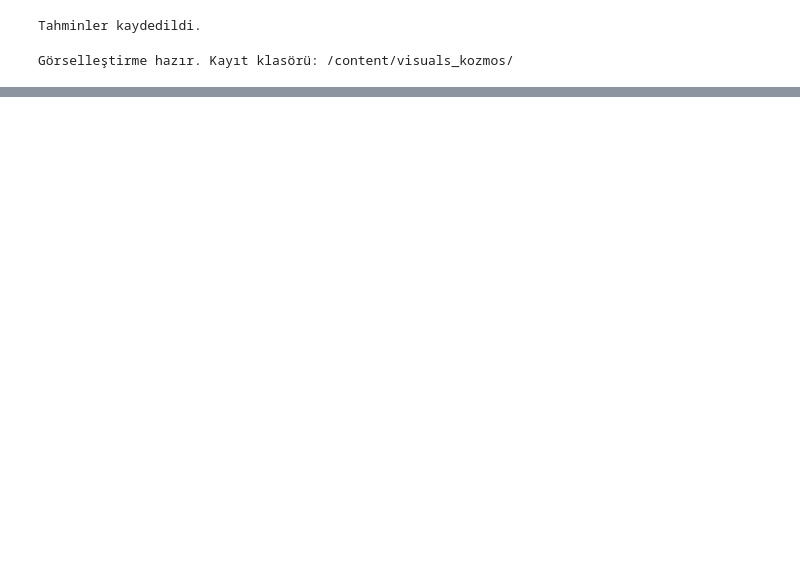
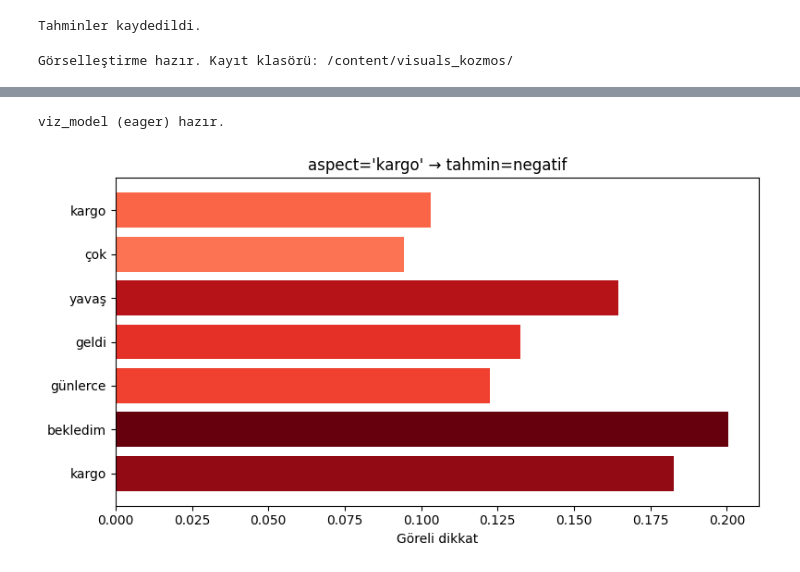
Before and after one commit to Xhymie/Konu-Bazli-Duygu-Analizi, a Jupyter notebook: notebooks/03_yontem_kozmos.ipynb, the cells around one changed output, grey strips where cells are left out. Saved outputs shown, nothing was run; the diff lists cells and outputs as text; code cells hidden in the pictures; blank space fills up the shorter version.

```diff
--- a/notebooks/03_yontem_kozmos.ipynb
+++ b/notebooks/03_yontem_kozmos.ipynb
@@ -391,0 +547,45 @@ Kaydedildi: 06_gercek_vs_tahmin.png
+# %%
+!pip install captum -q
+from transformers import AutoModelForSequenceClassification
+
+TMP = "/content/kozmos_eager"
+model.save_pretrained(TMP)
+tokenizer.save_pretrained(TMP)
+viz_model = AutoModelForSequenceClassification.from_pretrained(
+    TMP, attn_implementation="eager"
+).to(device).eval()
+print("viz_model (eager) hazır.")
+# %% [output]
+viz_model (eager) hazır.
+# %%
+OZEL = {"[CLS]", "[SEP]", "[PAD]"}
+
+def dikkat_gorseli(yorum, aspect, kayit=None):
+    enc = tokenizer(f"{yorum} [SEP] {aspect}", return_tensors="pt",
+                    truncation=True, max_length=128).to(device)
+    with torch.no_grad():
+        out = viz_model(**enc, output_attentions=True)
+    att = out.attentions[-1][0].mean(0).cpu().numpy()   # son katman, head ortalaması
+    tokens = tokenizer.convert_ids_to_tokens(enc["input_ids"][0])
+    pred = INV_LABEL[out.logits.argmax(-1).item()]
+
+    gelen = att.mean(axis=0)
+    idx = [i for i, t in enumerate(tokens) if t not in OZEL]
+    kelimeler = [tokens[i] for i in idx]
+    skor = gelen[idx] / gelen[idx].sum()
+
+    plt.figure(figsize=(8, 0.5 * len(kelimeler) + 1))
+    plt.barh(range(len(kelimeler)), skor, color=plt.cm.Reds(skor / skor.max()))
+    plt.yticks(range(len(kelimeler)), kelimeler)
+    plt.gca().invert_yaxis()
+    plt.xlabel("Göreli dikkat")
+    plt.title(f"aspect='{aspect}' → tahmin={pred}")
+    plt.tight_layout()
+    if kayit:
+        plt.savefig(kayit, dpi=150)
+    plt.show()
+
+dikkat_gorseli("kargo çok yavaş geldi günlerce bekledim", "kargo",
+               kayit=VISUALS + "08_dikkat_ornek.png")
+# %% [output]
+[figure, added]
```
Also changed, not shown: parts of 27 cells of this notebook, 2 other files.
